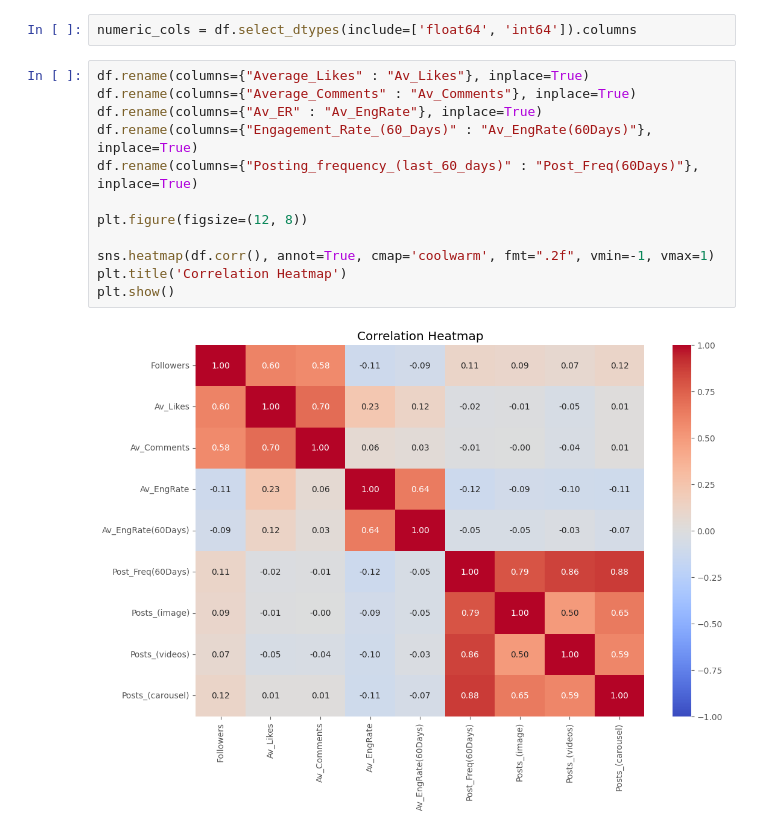
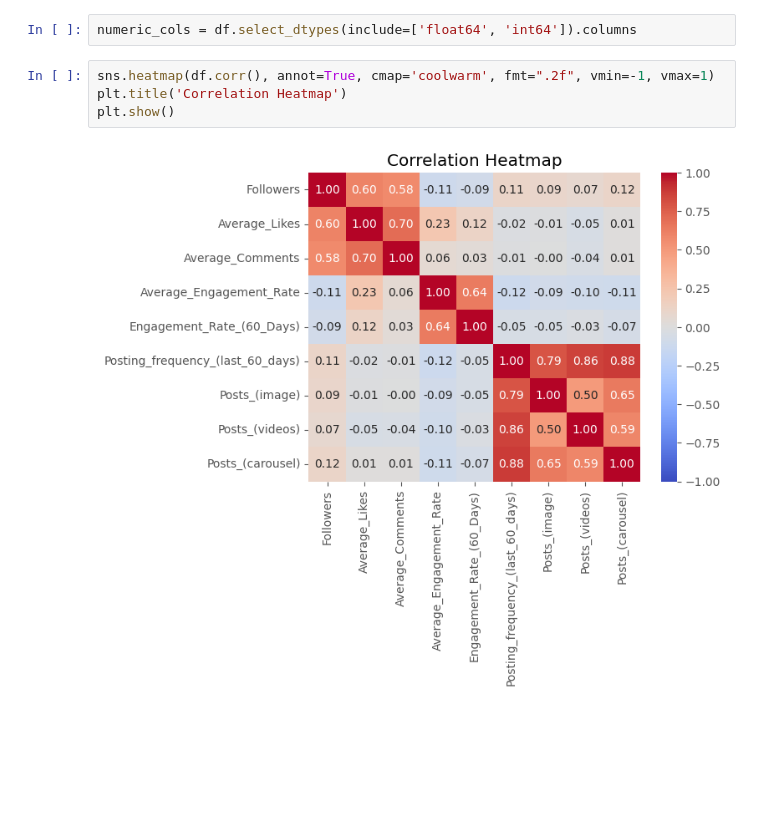
Before and after one commit to gamakagami/FoDS-FinalProject, a Jupyter notebook: EDA/final/after_cleaning/correlation.ipynb, the cells around one changed output. Saved outputs shown, nothing was run; the diff lists cells and outputs as text; blank space fills up the shorter version.

```diff
--- a/EDA/final/after_cleaning/correlation.ipynb
+++ b/EDA/final/after_cleaning/correlation.ipynb
@@ -11,16 +11,8 @@ df = pd.read_csv('merged_z5.csv', encoding='latin1')
 # %%
 numeric_cols = df.select_dtypes(include=['float64', 'int64']).columns
 # %%
-df.rename(columns={"Average_Likes" : "Av_Likes"}, inplace=True)
-df.rename(columns={"Average_Comments" : "Av_Comments"}, inplace=True)
-df.rename(columns={"Av_ER" : "Av_EngRate"}, inplace=True)
-df.rename(columns={"Engagement_Rate_(60_Days)" : "Av_EngRate(60Days)"}, inplace=True)
-df.rename(columns={"Posting_frequency_(last_60_days)" : "Post_Freq(60Days)"}, inplace=True)
-
-plt.figure(figsize=(12, 8))
-
 sns.heatmap(df.corr(), annot=True, cmap='coolwarm', fmt=".2f", vmin=-1, vmax=1)
 plt.title('Correlation Heatmap')
 plt.show()
 # %% [output]
-[figure, old version]
+[figure, new version]
```
Also changed, not shown: parts of 1 cell of this notebook.
